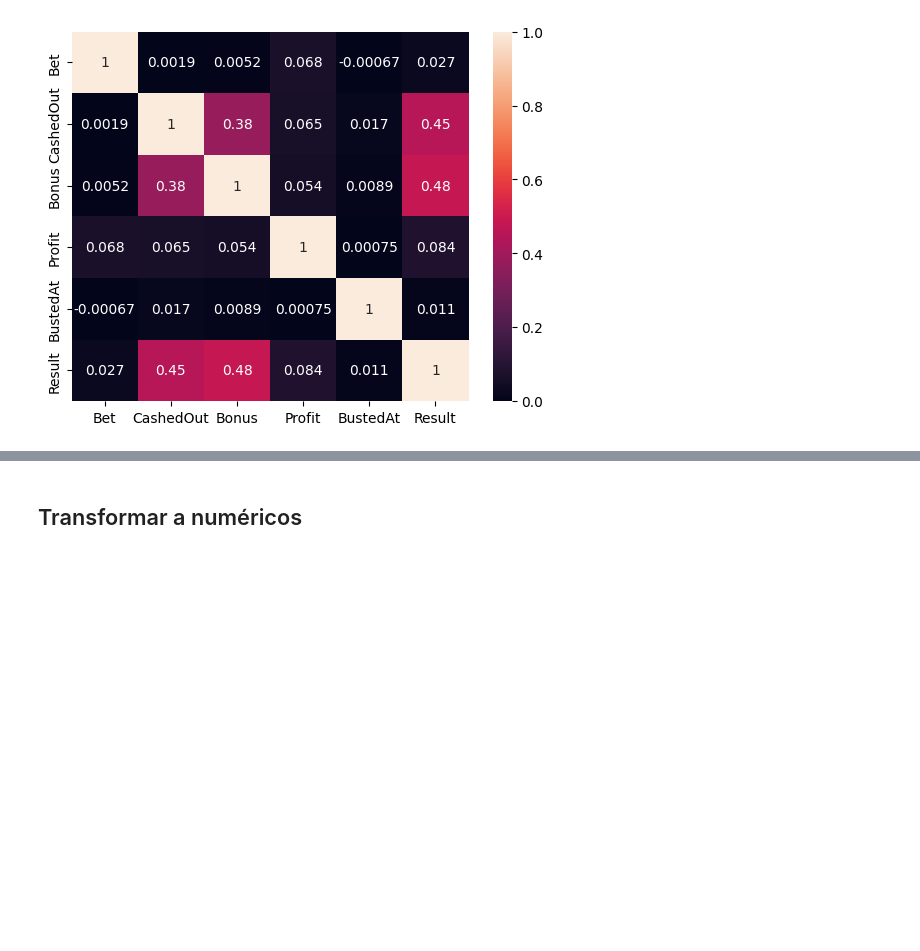
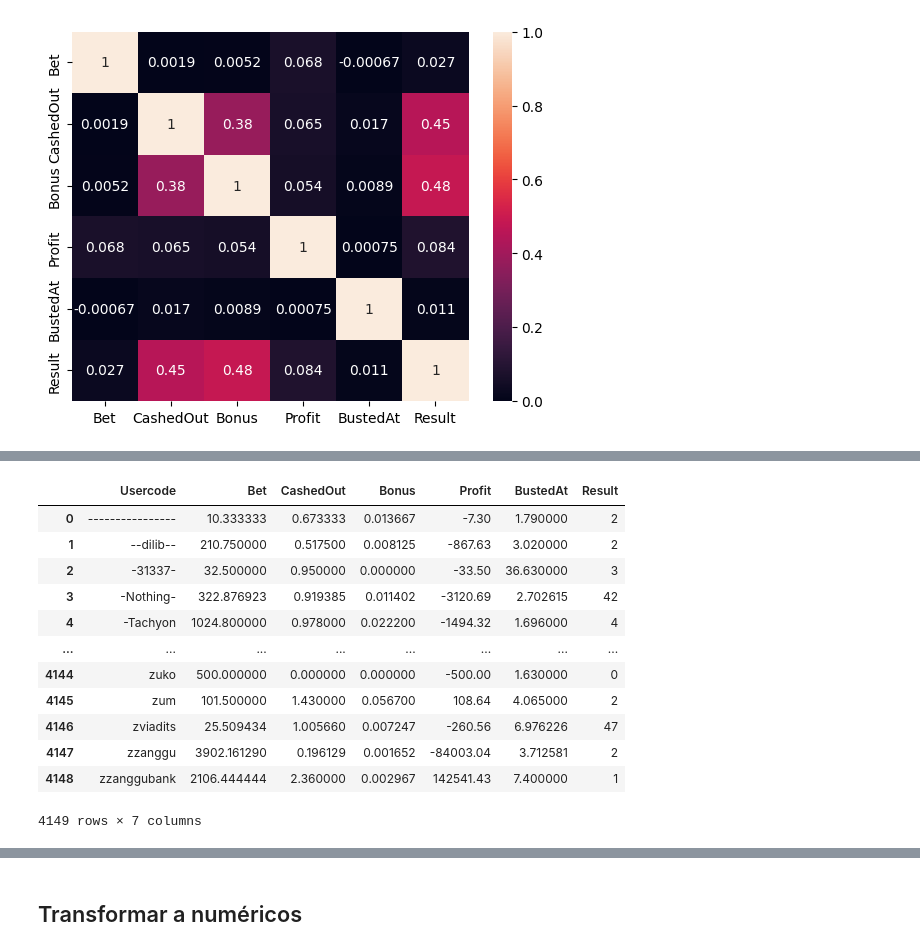
Before and after one commit to AndresEspinal/bustabit, a Jupyter notebook: notebooks/analisis_expl.ipynb, the cells around one changed output, grey strips where cells are left out. Drawn from its saved outputs; the diff is of its cells as text; code cells hidden in the pictures; blank space fills up the shorter version.

```diff
--- a/notebooks/analisis_expl.ipynb
+++ b/notebooks/analisis_expl.ipynb
@@ -491,0 +509,17 @@ sns.heatmap(df_cuantitativos.corr(), annot=True)
+# %%
+clustertest=clust_groupby.groupby('Usercode').agg({'Bet':'mean','CashedOut':'mean','Bonus':'mean','Profit':'sum','BustedAt':'mean','Result':'sum'}).reset_index()
+clustertest
+# %% [output]
+|  | Usercode | Bet | CashedOut | Bonus | Profit | BustedAt | Result |
+| 0 | ---------------- | 10.333333 | 0.673333 | 0.013667 | -7.30 | 1.790000 | 2 |
+| 1 | --dilib-- | 210.750000 | 0.517500 | 0.008125 | -867.63 | 3.020000 | 2 |
+| 2 | -31337- | 32.500000 | 0.950000 | 0.000000 | -33.50 | 36.630000 | 3 |
+| 3 | -Nothing- | 322.876923 | 0.919385 | 0.011402 | -3120.69 | 2.702615 | 42 |
+| 4 | -Tachyon | 1024.800000 | 0.978000 | 0.022200 | -1494.32 | 1.696000 | 4 |
+| ... | ... | ... | ... | ... | ... | ... | ... |
+| 4144 | zuko | 500.000000 | 0.000000 | 0.000000 | -500.00 | 1.630000 | 0 |
+| 4145 | zum | 101.500000 | 1.430000 | 0.056700 | 108.64 | 4.065000 | 2 |
+| 4146 | zviadits | 25.509434 | 1.005660 | 0.007247 | -260.56 | 6.976226 | 47 |
+| 4147 | zzanggu | 3902.161290 | 0.196129 | 0.001652 | -84003.04 | 3.712581 | 2 |
+| 4148 | zzanggubank | 2106.444444 | 2.360000 | 0.002967 | 142541.43 | 7.400000 | 1 |
+4149 rows × 7 columns
```
Also changed, not shown: parts of 16 cells of this notebook, 1 other file.
